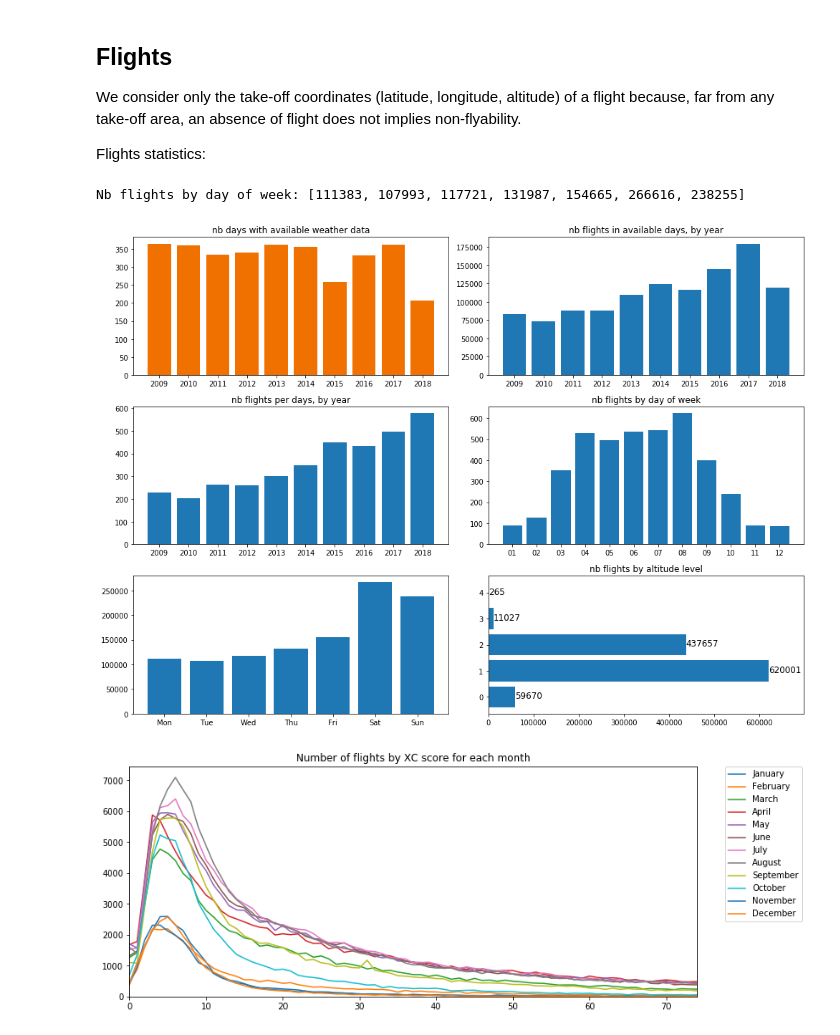
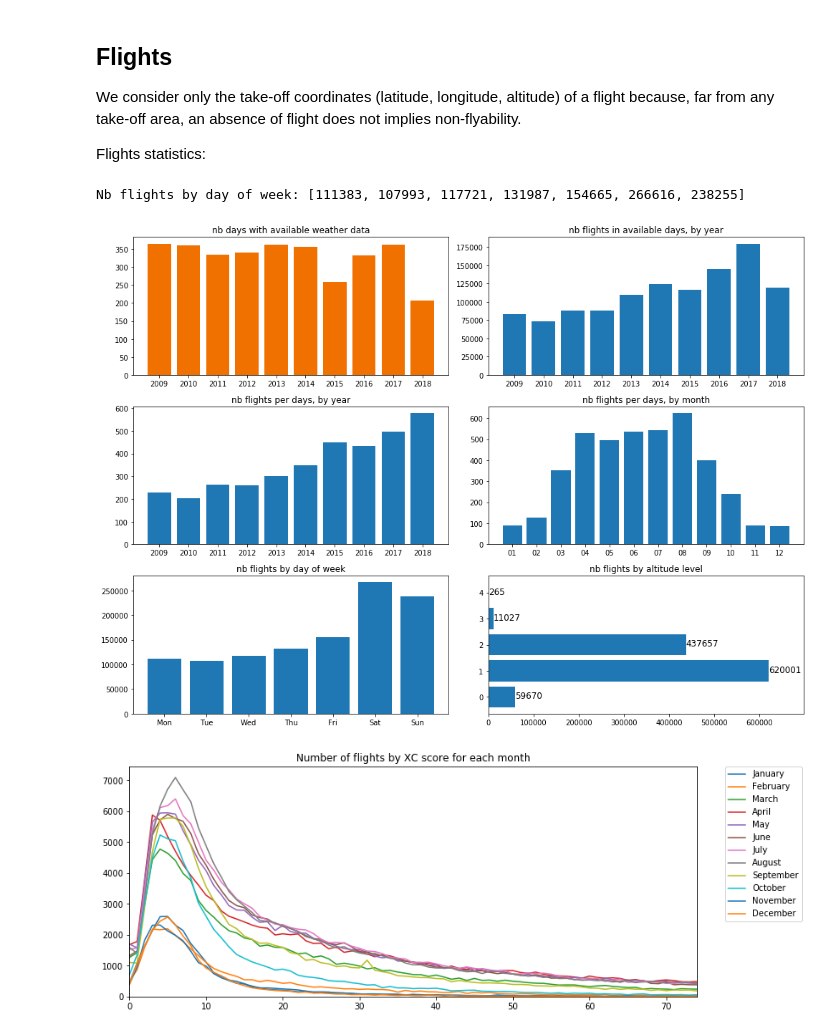
Before and after one commit to AntoineMeler/Paraglidable, a Jupyter notebook: neural_network/docs/documentation.ipynb, the cells around one changed output. Drawn from its saved outputs; the diff is of its cells as text; code cells hidden in the pictures.

```diff
--- a/neural_network/docs/documentation.ipynb
+++ b/neural_network/docs/documentation.ipynb
@@ -75,35 +75,35 @@ for cell_day in flights_by_cell_day:
         counter_flights_by_year [cell_day[0][0][0:4]] += len(cell_day) # counter[year]  += nb_flights
         counter_flights_by_month[cell_day[0][0][5:7]] += len(cell_day) # counter[month] += nb_flights
         counter_flights_by_dow  [parser.parse(cell_day[0][0]).strftime("%a")] += len(cell_day) # counter[dow]   += nb_flights
     except IndexError:
         pass
 
 fig, axes = plt.subplots(nrows=3, ncols=2, figsize=(14, 10))
 years, months, dow = sorted(list(counter_days)), sorted(list(counter_months)), ['Mon', 'Tue', 'Wed', 'Thu', 'Fri', 'Sat', 'Sun']
 axes[0,0].set_title("nb days with available weather data")
 axes[0,0].bar(years, [counter_days[y] for y in years], color='#f07000')
 axes[0,1].set_title("nb flights in available days, by year")
 axes[0,1].bar(years, [counter_flights_by_year[y] for y in years])
 axes[1,0].set_title("nb flights per days, by year")
 axes[1,0].bar(years, [counter_flights_by_year[y]/counter_days[y] for y in years])
 axes[1,1].set_title("nb flights per days, by month")
 axes[1,1].bar(months, [counter_flights_by_month[m]/counter_months[m] for m in months])
-axes[1,1].set_title("nb flights by day of week")
+axes[2,0].set_title("nb flights by day of week")
 axes[2,0].bar(dow, [counter_flights_by_dow[d] for d in dow])
 print("Nb flights by day of week:", [counter_flights_by_dow[d] for d in dow])
 
 # Flights by altitude
 axes[2,1].set_title("nb flights by altitude level")
 nb_alts = max(counter_flights_by_alt.keys())+1
 axes[2,1].barh(["%d"%alt for alt in range(nb_alts)], [counter_flights_by_alt[alt] for alt in range(nb_alts)])
 for alt in range(nb_alts):
     axes[2,1].text(counter_flights_by_alt[alt], alt-0.06, str(counter_flights_by_alt[alt]), fontsize=12)
 axes[2,1].set_xlim(0, 1.125*max(counter_flights_by_alt.values()))
 
 fig.tight_layout()
 # %% [output]
 Nb flights by day of week: [111383, 107993, 117721, 131987, 154665, 266616, 238255]
-[figure, old version]
+[figure, new version]
 # %%
 max_score = 75
 pts = [[] for m in range(0, 12)]
```
Also changed, not shown: parts of 2 cells of this notebook, 15 other files.
